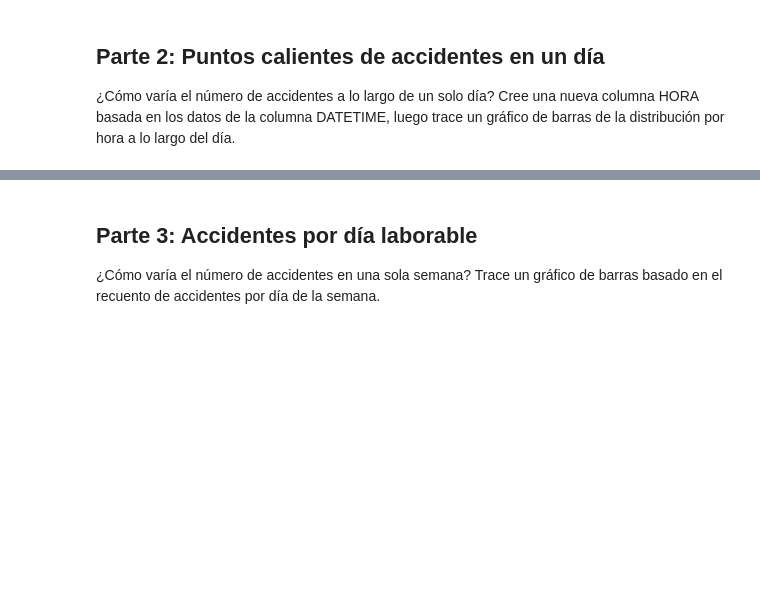
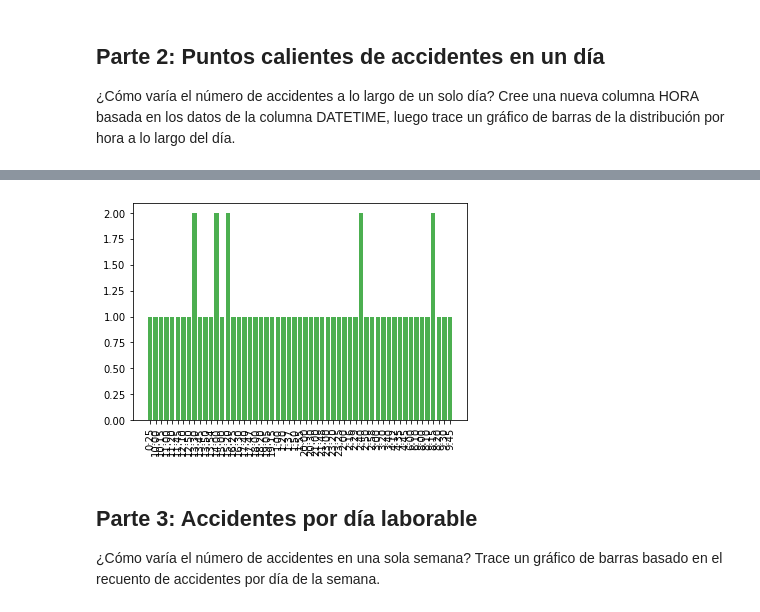
Before and after one commit to GabyLeon10100/MujeresDigitales, a Jupyter notebook: Taller4_.ipynb, the cells around one changed output, grey strips where cells are left out. Drawn from its saved outputs; the diff is of its cells as text; code cells hidden in the pictures; blank space fills up the shorter version.

```diff
--- a/Taller4_.ipynb
+++ b/Taller4_.ipynb
@@ -171,0 +170,5 @@ gl
+# %%
+# Creamos el campo DAY con ayuda del campo DATE
+df['DAY'] = (pd.to_datetime(df['DATE'], errors="coerce").dt.day)
+df['HOUR'] = (pd.to_datetime(df['TIME'], errors="coerce").dt.hour)
+df
@@ -171,0 +189,5 @@ gl
+# %%
+# Agrupamos por el año, mes, dia y tiempo, para asegurarse que solo esta leyendo los datos de un dia y realizamos el conteo de veces que se repite
+# Que seria el número de accidentes a esa hora del dia
+df3 = df.groupby(["YEAR", "MONTH", "DAY", "HOUR"]).MONTH.count()
+df3.head(21)
@@ -171,0 +212,13 @@ gl
+# %%
+#Vamos a crear una lista sobre los datos obtenidos
+lista1 = [list(key) + [str(value)] for key,  value in  df3.to_dict().items()]
+# %%
+#Creamos el nuevo dataframe
+df_day1 = pd.DataFrame()
+#Agregamos los datos de solo el dia 1 del mes 1 y del año 2018 al nuevo dataFrame creado
+for x in lista1:
+  if x[0] == 2018 and x[1] == 1 and x[2] == 1:
+    agregar = {}
+    agregar = {"Año" : int(x[0]), "Mes": x[1], "Dia": x[2], "Hora": x[3], "Accidente": int(x[4])}
+    df_day1 = df_day1.append(agregar, ignore_index=True)
+df_day1.head(56)
@@ -172,3 +243,13 @@ gl
+# %%
+#Creamos la grafica de barras
+valores = df_day1[["Hora", "Accidente"]]
+x = valores.Hora
+y = valores.Accidente
+plt.bar(x, y, color = "#4CAF50")
+plt.xticks(rotation=90)
+plt.show()
+# %% [output]
+[figure, added]
 # %% [markdown]
 ## Parte 3: Accidentes por día laborable
 
```
Also changed, not shown: parts of 10 cells of this notebook.
